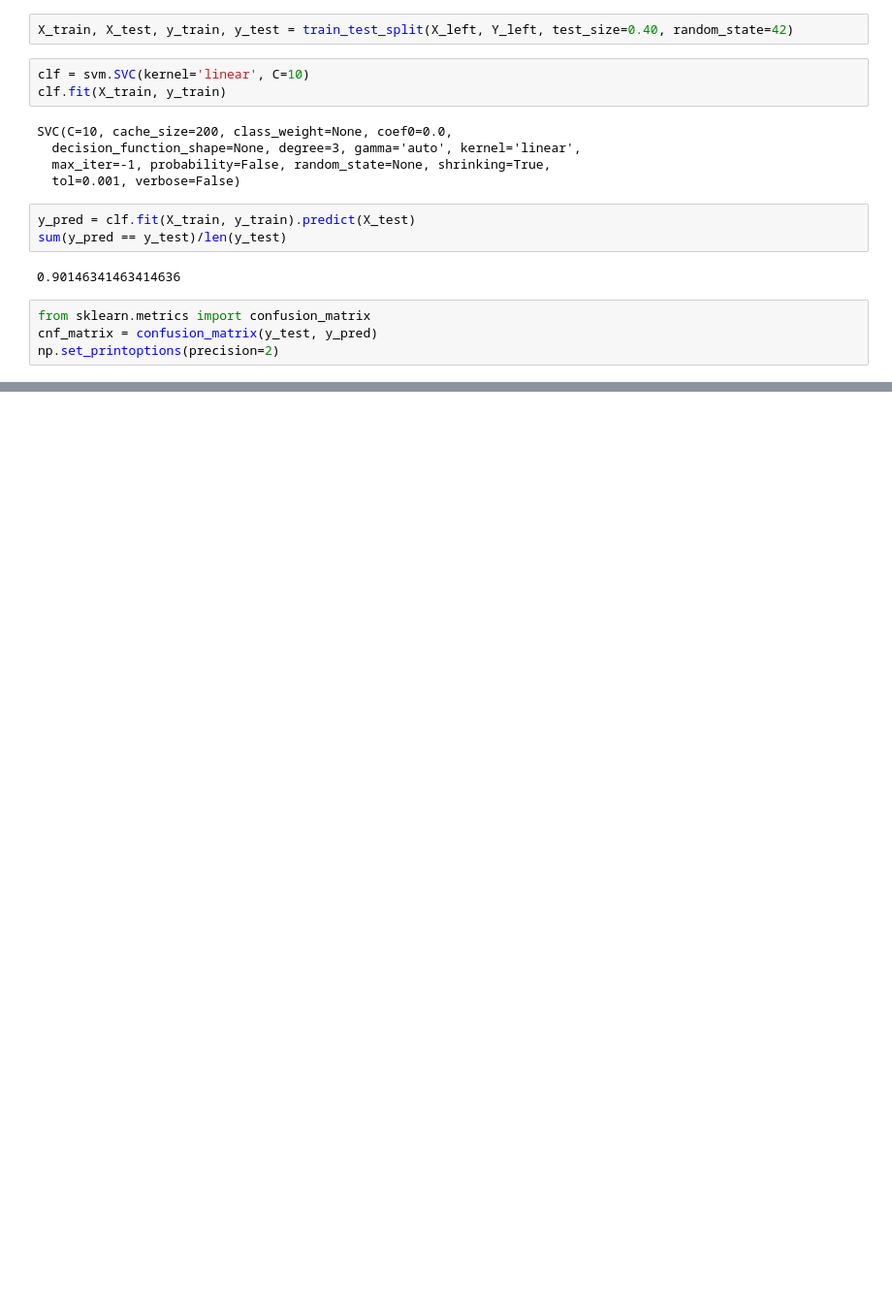
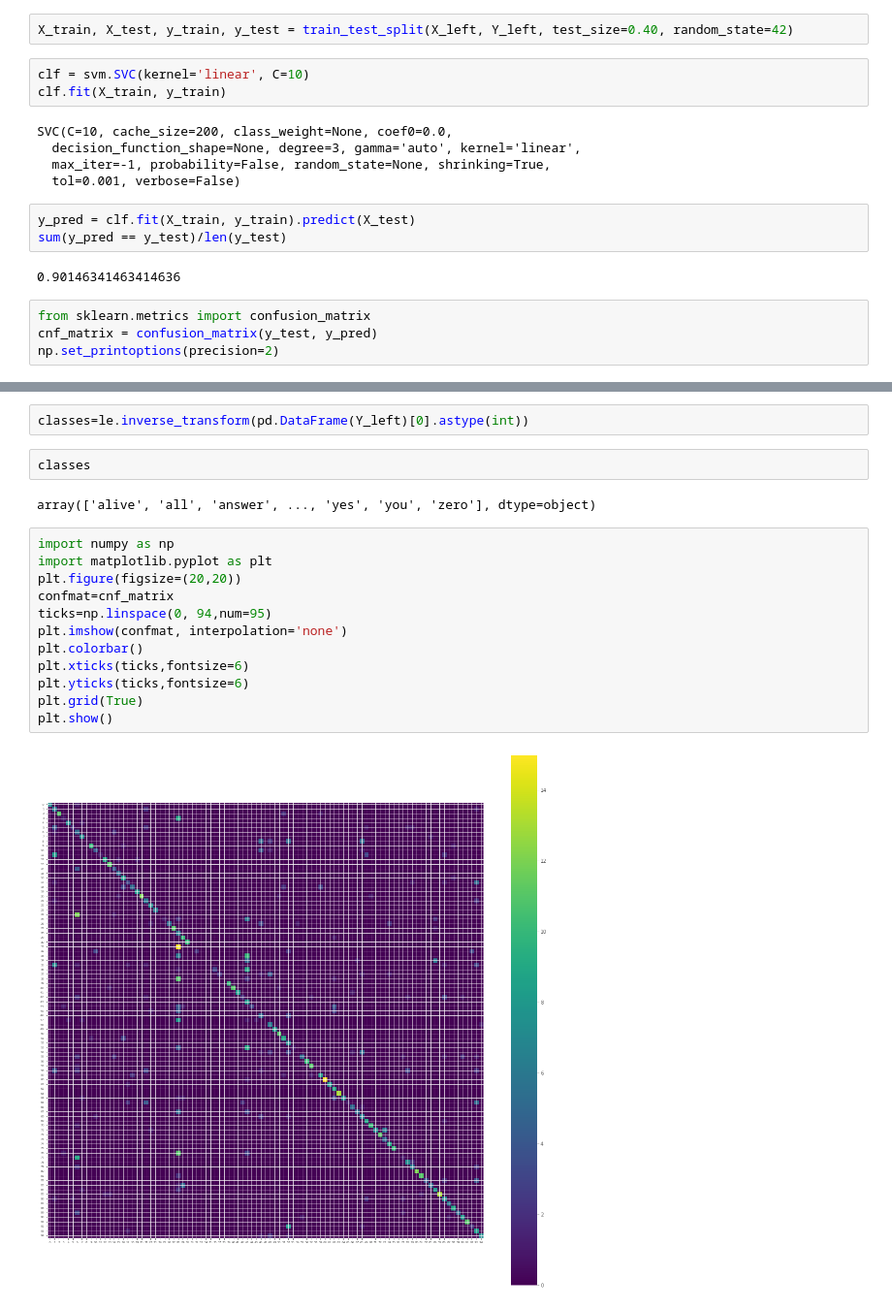
Before and after one commit to anurag-gandhi/Machine-Learning-Course-Project, a Jupyter notebook: Charu - try 1.ipynb, the cells around one changed output, grey strips where cells are left out. Shown at 97% size. Drawn from its saved outputs; the diff is of its cells as text; blank space fills up the shorter version.

```diff
--- a/Charu - try 1.ipynb
+++ b/Charu - try 1.ipynb
@@ -252,0 +309,20 @@ Confusion matrix, without normalization
+# %%
+classes=le.inverse_transform(pd.DataFrame(Y_left)[0].astype(int))
+# %%
+classes
+# %% [output]
+array(['alive', 'all', 'answer', ..., 'yes', 'you', 'zero'], dtype=object)
+# %%
+import numpy as np
+import matplotlib.pyplot as plt
+plt.figure(figsize=(20,20))
+confmat=cnf_matrix
+ticks=np.linspace(0, 94,num=95)
+plt.imshow(confmat, interpolation='none')
+plt.colorbar()
+plt.xticks(ticks,fontsize=6)
+plt.yticks(ticks,fontsize=6)
+plt.grid(True)
+plt.show()
+# %% [output]
+[figure, added]
```
Also changed, not shown: parts of 15 cells of this notebook.
